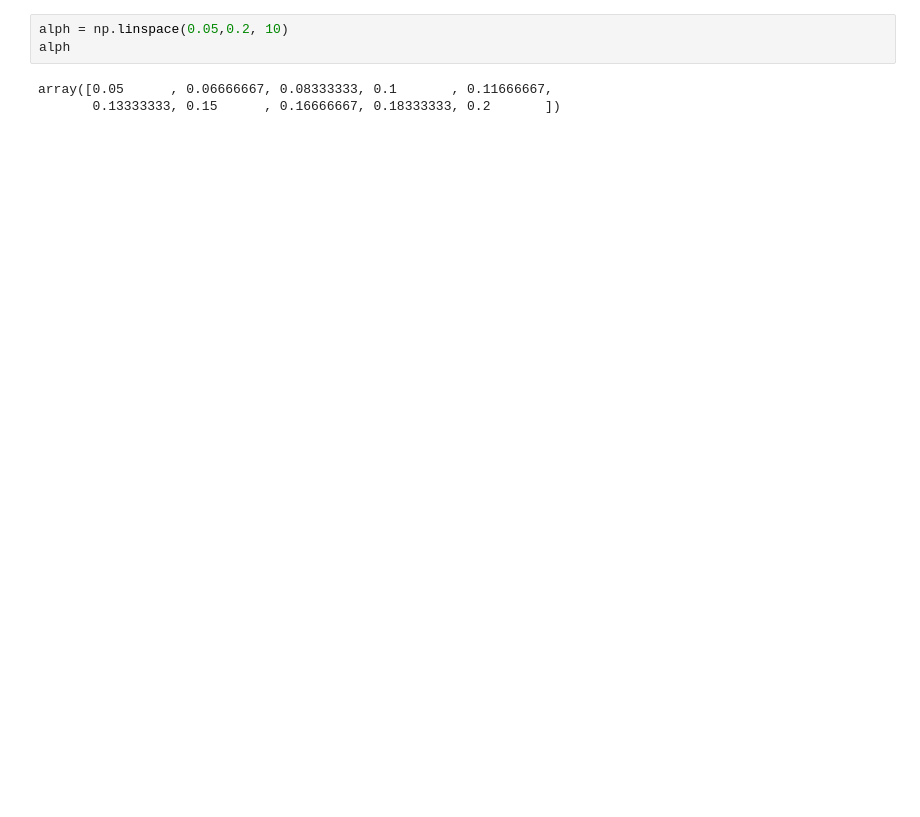
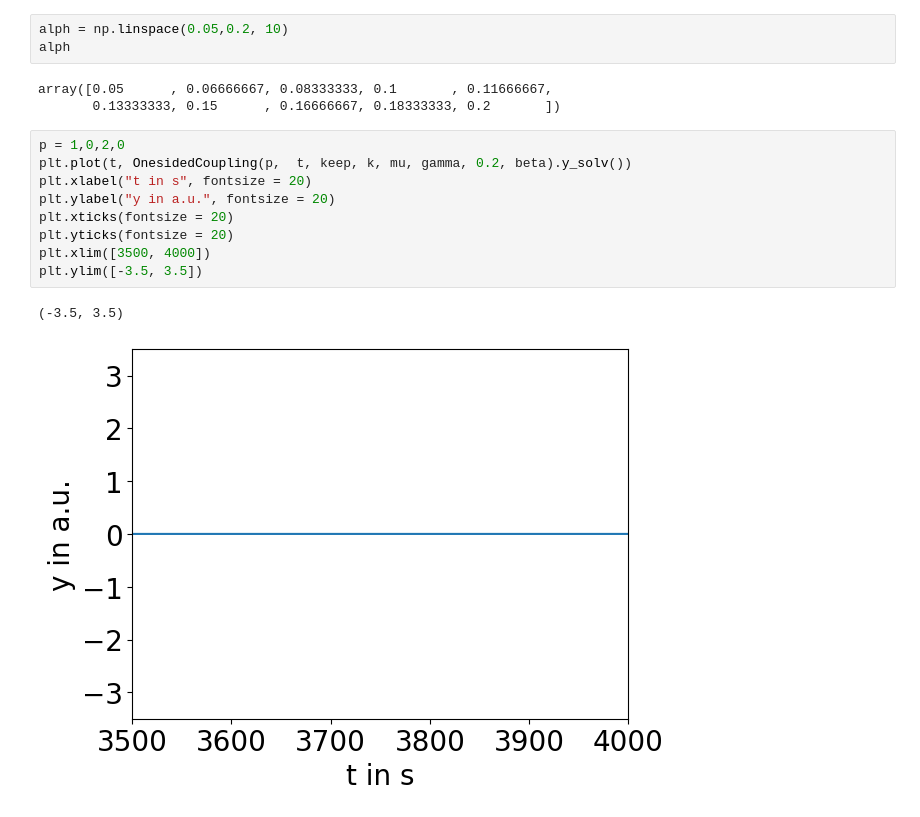
Before and after one commit to huyenanh-nguyen/daniel_model, a Jupyter notebook: ODE/hysterese.ipynb, the cells around one changed output. Cells and saved outputs as stored; diff of their text form; blank space fills up the shorter version.

```diff
--- a/ODE/hysterese.ipynb
+++ b/ODE/hysterese.ipynb
@@ -377,3 +384,15 @@ alph
 # %% [output]
 array([0.05      , 0.06666667, 0.08333333, 0.1       , 0.11666667,
        0.13333333, 0.15      , 0.16666667, 0.18333333, 0.2       ])
+# %%
+p = 1,0,2,0
+plt.plot(t, OnesidedCoupling(p,  t, keep, k, mu, gamma, 0.2, beta).y_solv())
+plt.xlabel("t in s", fontsize = 20)
+plt.ylabel("y in a.u.", fontsize = 20)
+plt.xticks(fontsize = 20)
+plt.yticks(fontsize = 20)
+plt.xlim([3500, 4000])
+plt.ylim([-3.5, 3.5])
+# %% [output]
+(-3.5, 3.5)
+[figure, added]
```
Also changed, not shown: parts of 6 cells of this notebook, 5 other files.
